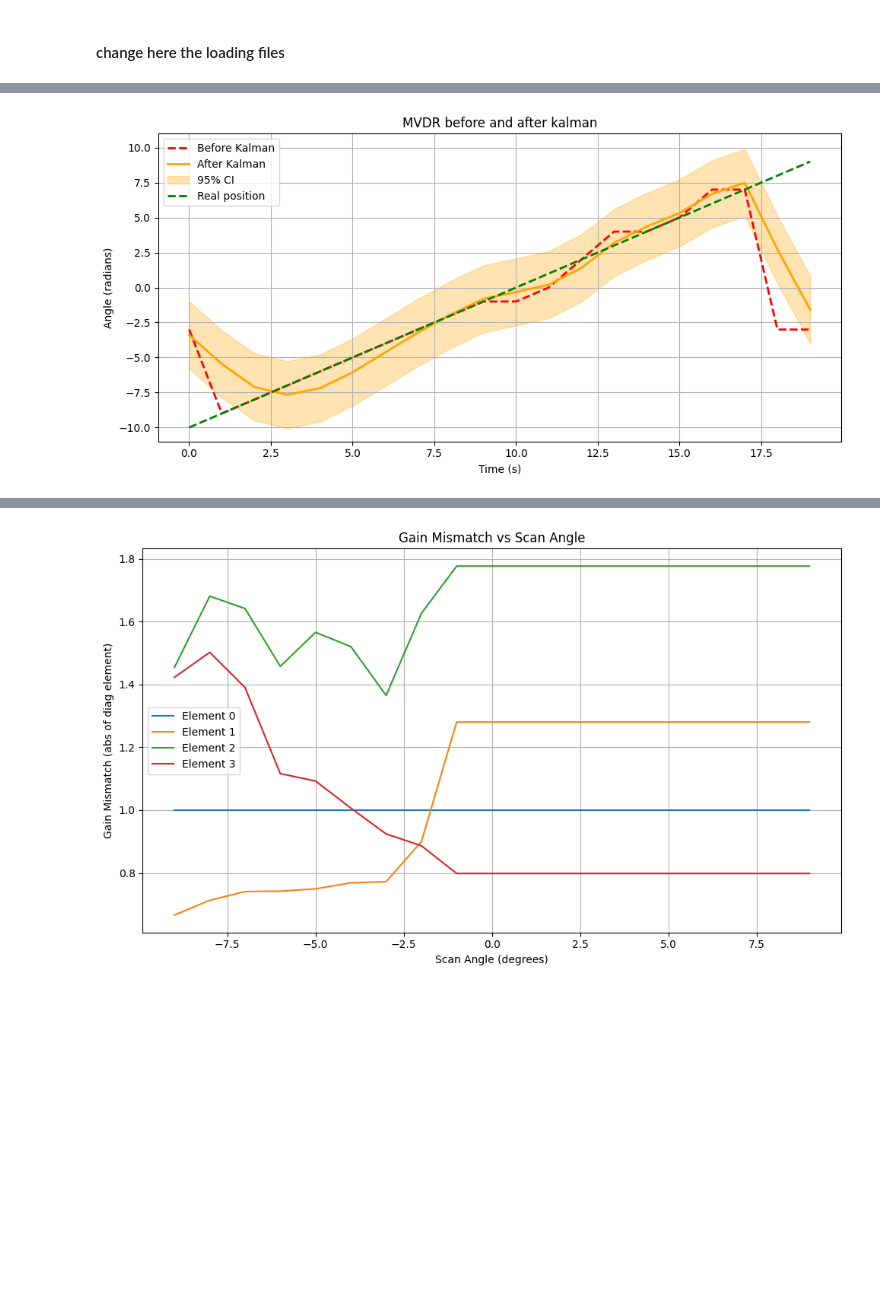
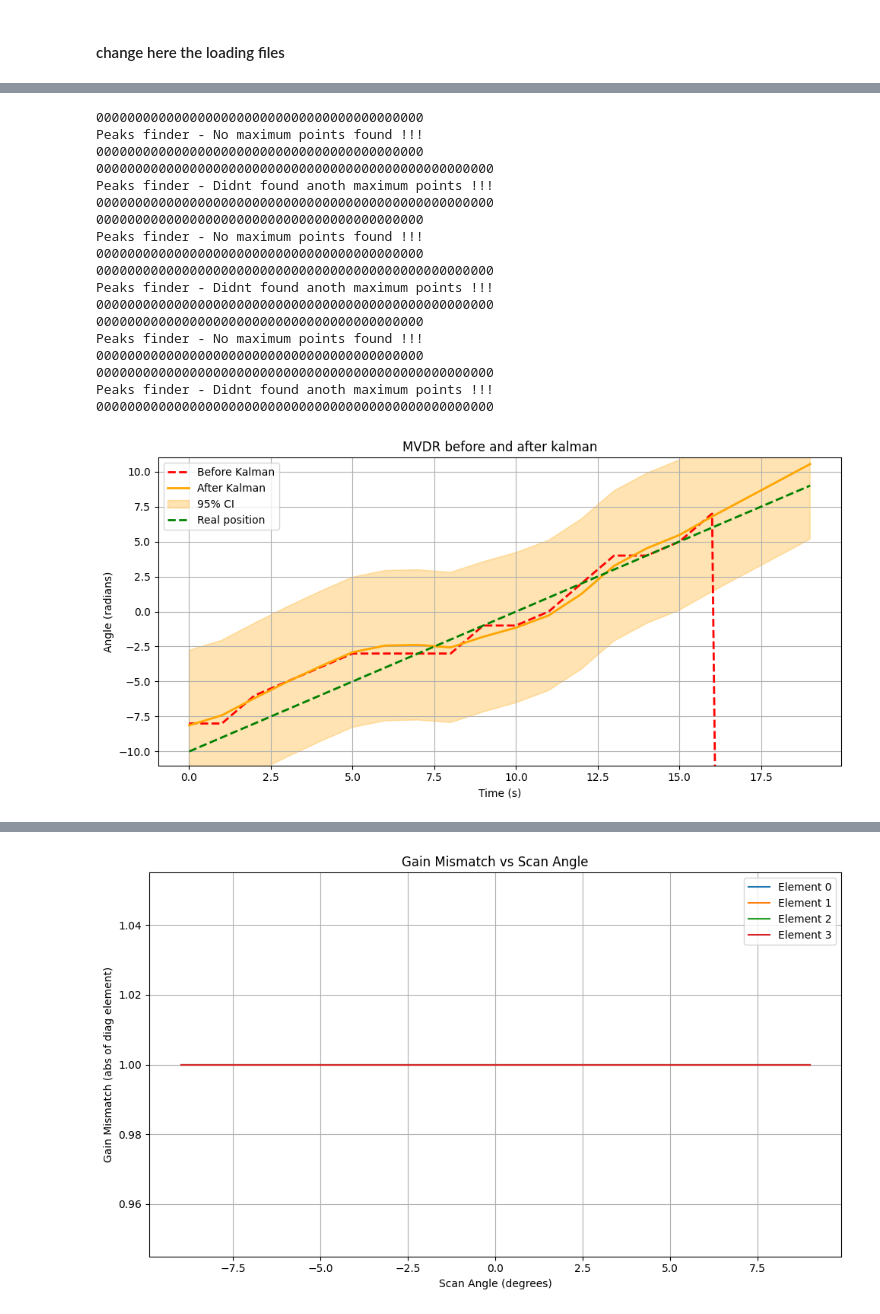
Before and after one commit to Danel-Var/Com_Project, a Jupyter notebook: 3. Phase and Gain distortion/GS_CALIBRATION+REAL_RECORDS.ipynb, the cells around one changed output, grey strips where cells are left out. Saved outputs shown, nothing was run; the diff lists cells and outputs as text; code cells hidden in the pictures; blank space fills up the shorter version.

Commit message:
added prints for ensure the raw data has been modified properly in the dictionary

```diff
--- a/3. Phase and Gain distortion/GS_CALIBRATION+REAL_RECORDS.ipynb
+++ b/3. Phase and Gain distortion/GS_CALIBRATION+REAL_RECORDS.ipynb
@@ -485,23 +509,25 @@ class PeaksFinder:
     def GetSamples(self, power_values, scanAnglesDeg):
         peaksIdx = find_peaks(np.squeeze(power_values))[0]
         if len(peaksIdx) == 0:
-            print("XxXxXxXxXxXxXxXxXxXxXxXxXxXxXxXxXxXxXxXxXx")
+            print("000000000000000000000000000000000000000000")
             print("Peaks finder - No maximum points found !!!")
-            print("XxXxXxXxXxXxXxXxXxXxXxXxXxXxXxXxXxXxXxXxXx")
-            exit()
+            print("000000000000000000000000000000000000000000")
         if self.mPeaksNum > len(peaksIdx):
-            print("XxXxXxXxXxXxXxXxXxXxXxXxXxXxXxXxxXxXxXxXxXxXxXxXxXx")
+            print("000000000000000000000000000000000000000000000000000")
             print("Peaks finder - Didnt found anoth maximum points !!!")
-            print("XxXxXxXxXxXxXxXxXxXxXxXxXxXxXxXxXxXxXxXxXxXxXxXxXxX")
-            exit()
+            print("000000000000000000000000000000000000000000000000000")
         peaksPowers = power_values[peaksIdx]
         sortedIndices = np.argsort(peaksPowers)[::-1]
         topPeaksIdx = peaksIdx[sortedIndices[:self.mPeaksNum]]
+        topAngles = scanAnglesDeg[topPeaksIdx.tolist()]
 
+        # ~~~~ If error - return -200 (for kalmans override) ~~~~ #
+        if len(topAngles) < self.mPeaksNum:
+            topAngles = list(topAngles) + [-200] * (self.mPeaksNum - len(topAngles))
         if self.mPeaksNum == 1:
-            return scanAnglesDeg[topPeaksIdx[0]]
+            return topAngles[0]
         else:
-            return scanAnglesDeg[topPeaksIdx]
+            return topAngles
 # %% [markdown]
 # Kalman Filter
 # %% [markdown]
@@ -524,7 +550,7 @@ class KalmanFilter:
           outVarVec = []
           for sample in input:
               pos, var = None, None
-              if sample < 180 and sample > -180:
+              if sample < 91 and sample > -91:
                   pos, var = self.ApplyFilter(sample, dt)
               else:
                   pos, var = self.Override(dt)
@@ -989,9 +1009,9 @@ d = wavelength / 2    # FIX - check the real dimentions of the system
 
 #R_Calculator = RCalculator(num_antennas, "alpha filter", 0.1)
 R_Calculator = RCalculator(num_antennas, "avarage", 0.1)
-Mdl = MdlForSigCnt(num_antennas, num_of_samples,1)
+Mdl = MdlForSigCnt(num_antennas, num_of_samples,40)
 mvdr = MVDR(num_antennas, d, wavelength)
-Kalman_MVDR = KalmanFilter(init_pos=-8, init_vel=2, init_var=10, measurments_var=3, proccess_variance=0.5)
+Kalman_MVDR = KalmanFilter(init_pos=-10, init_vel=1, init_var=10, measurments_var=3, proccess_variance=0.5)
 
 MVDR_before_kalman = []
 MVDR_after_kalman = []
@@ -1001,10 +1021,10 @@ MVDR_var_after_kalman = []
 # Calibration
 # ~~~~~~~~~~~
 
-D =  GetCalibrationMatrix(ant_num=4, DicOfRawData=calDic ,maxAngel=10, resolution_cal=1, resolution_theta=1, reference_ant=0)
-# D = D_creator(num_antennas, 10, resolution = 1)
-# D.GetSample(np.diag((1,1,1,1)), 0)
-# D.Interpulate()
+#D = GetCalibrationMatrix(ant_num=4, DicOfRawData=calDic ,maxAngel=10, resolution_cal=3, resolution_theta=1, reference_ant=0)
+D = D_creator(num_antennas, 10, resolution = 1, mode = "ZOH")
+D.GetSample(np.diag((1,1,1,1)), 0)
+D.Interpulate()
 
 # ~~~~~~~~~~~~~~~~~~~
 # Create input vector
@@ -1012,37 +1032,64 @@ D =  GetCalibrationMatrix(ant_num=4, DicOfRawData=calDic ,maxAngel=10, resolutio
 
 real_angles = np.arange(-10, 10, 1)
 #real_angles = np.ones(20, int) * 3
 inputFrames = GenInputFrames(Data=dataDic ,position_vec= real_angles,num_of_samples=num_of_samples)
 
 # ~~~~~~~~~~~~~
 # Run algorithm
 # ~~~~~~~~~~~~~
 
 for received_matrix in inputFrames:
+
     R = R_Calculator.GetSamples(received_matrix.T)
-    angles_mvdr, power_mvdr = mvdr.GetSamples(R, D, scanAnglesDeg=np.arange(-10, 10, 1))
-    mvdrPeacks = peaksFinder.GetSamples(power_mvdr, angles_mvdr)
-    MVDR_before_kalman.append(mvdrPeacks)
+    R1 = R.copy()
+    if len(MUSIC_var_after_kalman) != 0:
+        D_est = D.GetD(MUSIC_var_after_kalman[-1])
+        D_inv = np.linalg.inv(D_est)
+        D_inv_conj_H = np.conj(D_inv).T
+        R1 = D_inv_conj_H @ R1 @ D_inv
+    sig_cnt = Mdl.GetSamples(R1)
+
+    if sig_cnt == 1:
+      angles_mvdr, power_mvdr = mvdr.GetSamples(R, D, scanAnglesDeg=np.arange(-10, 10, 1))
+      mvdrPeacks = peaksFinder.GetSamples(power_mvdr, angles_mvdr)
+      MVDR_before_kalman.append(mvdrPeacks)
+    else:
+      MVDR_before_kalman.append(-200) #Marks error -> out of valid range
 
     outMVDR, outVarMVDR = Kalman_MVDR.GetSampels(MVDR_before_kalman[-1],1)
     MVDR_after_kalman.append(outMVDR)
     MVDR_var_after_kalman.append(outVarMVDR)
 
 # ~~~~~
 # Plots
 # ~~~~~
 MVDR_var_after_kalman = np.array(MVDR_var_after_kalman)
 MVDR_after_kalman = np.array(MVDR_after_kalman)
 ciMVDR = 1.96 * np.sqrt(outVarMVDR) #95% Confidence intervals (±1.96 * std)
 PlotResults(MVDR_before_kalman, MVDR_after_kalman, ciMVDR, real_position = real_angles, title = "MVDR before and after kalman",y_lim=11)
 
 # ~~~~~
 # check the D mismatch
 # ~~~~~
-# for i in range (-10,-9,1):
-#     print(D.GetD(i))
-print(D.GetD(-10))
 D.PlotGainMismatch(9)
 D.PlotPhaseMismatch(9)
 # %% [output]
+000000000000000000000000000000000000000000
+Peaks finder - No maximum points found !!!
+000000000000000000000000000000000000000000
+000000000000000000000000000000000000000000000000000
+Peaks finder - Didnt found anoth maximum points !!!
+000000000000000000000000000000000000000000000000000
+000000000000000000000000000000000000000000
+Peaks finder - No maximum points found !!!
+000000000000000000000000000000000000000000
+000000000000000000000000000000000000000000000000000
+Peaks finder - Didnt found anoth maximum points !!!
+000000000000000000000000000000000000000000000000000
+000000000000000000000000000000000000000000
+Peaks finder - No maximum points found !!!
+000000000000000000000000000000000000000000
+000000000000000000000000000000000000000000000000000
+Peaks finder - Didnt found anoth maximum points !!!
+000000000000000000000000000000000000000000000000000
-[figure, old version]
+[figure, new version]
@@ -1057 +1096 @@ D.PlotPhaseMismatch(9)
-[figure, old version]
+[figure, new version]
```
Also changed, not shown: parts of 14 cells of this notebook.
